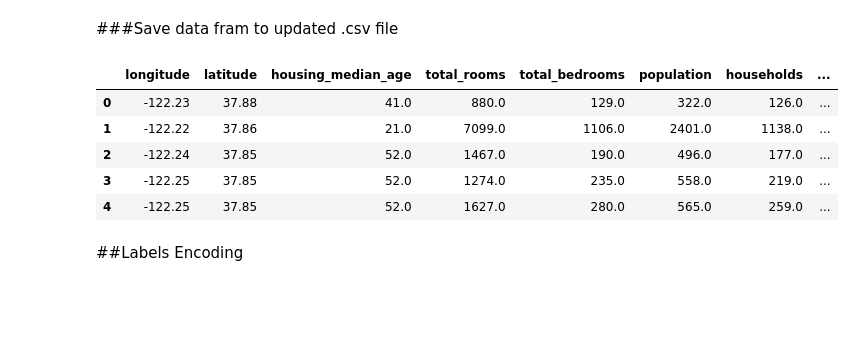
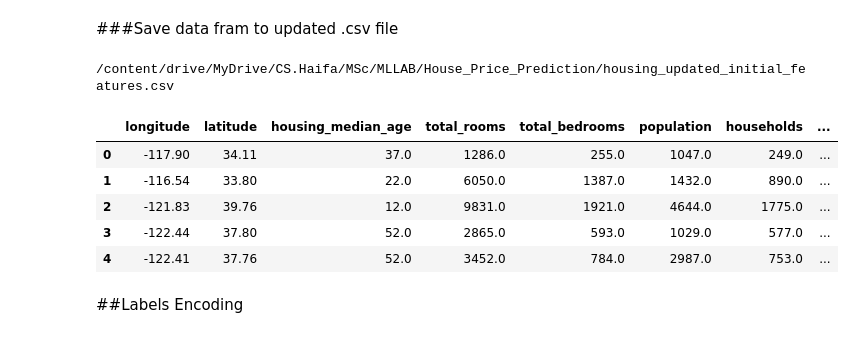
Before and after one commit to HussenAH/MachineLearningLab_FinalProject, a Jupyter notebook: HousePricePrediction/House_Price_Prediction.ipynb, the cells around one changed output. Saved outputs shown, nothing was run; the diff lists cells and outputs as text; code cells hidden in the pictures; blank space fills up the shorter version.

Commit message:
update code, dataset and reports

```diff
--- a/HousePricePrediction/House_Price_Prediction.ipynb
+++ b/HousePricePrediction/House_Price_Prediction.ipynb
@@ -95,0 +128,19 @@ Report /content/drive/MyDrive/CS.Haifa/MSc/MLLAB/House_Price_Prediction/report.h
+# %%
+total_bedrooms_miss_idx = []
+for index, row in df[df['total_bedrooms'].isnull()].iterrows():
+  total_bedrooms_miss_idx.append(index)
+
+df= df.drop(total_bedrooms_miss_idx)
+# %%
+total_bedrooms_miss_idx = []
+for index, row in df[df['Road'].isnull()].iterrows():
+  total_bedrooms_miss_idx.append(index)
+
+df= df.drop(total_bedrooms_miss_idx)
+# %%
+total_bedrooms_miss_idx = []
+for index, row in df[df['County'].isnull()].iterrows():
+  total_bedrooms_miss_idx.append(index)
+
+df= df.drop(total_bedrooms_miss_idx)
+total_bedrooms_miss_idx
@@ -182,7 +261,9 @@ str(datetime.timedelta(seconds=t_sec))
 ### Load a pickle file
 # %%
 #load a pickle module
-loc_update2 = pickle.load(open(_folder_dir + _pickle + '.pickle' ,"rb"))
+#loc_update2 = pickle.load(open(_folder_dir + _pickle + '.pickle' ,"rb"))
+
+loc_update2 = pickle.load(open('/content/drive/MyDrive/CS.Haifa/MSc/MLLAB/House_Price_Prediction/loc_update_3.pickle' ,"rb"))
 # loc = pd.DataFrame(loc_update2)
 # %%
 # add new features to dataframe
@@ -363,17 +444,20 @@ memory usage: 1.6+ MB
 # %% [markdown]
 ###Save data fram to updated .csv file
 # %%
-df.to_csv(_folder_dir + _dataset + '_updated' + '.csv',index=False)
+_final_csv = _folder_dir + _dataset + '_updated_initial_features' + '.csv'
+print(_final_csv)
+df.to_csv(_final_csv,index=False)
 
-df5 = pd.read_csv (_folder_dir + _dataset + '_updated' + '.csv')
+df5 = pd.read_csv (_final_csv)
 df5.head()
 # %% [output]
+/content/drive/MyDrive/CS.Haifa/MSc/MLLAB/House_Price_Prediction/housing_updated_initial_features.csv
 |  | longitude | latitude | housing_median_age | total_rooms | total_bedrooms | population | households | ... |
-| 0 | -122.23 | 37.88 | 41.0 | 880.0 | 129.0 | 322.0 | 126.0 | ... |
-| 1 | -122.22 | 37.86 | 21.0 | 7099.0 | 1106.0 | 2401.0 | 1138.0 | ... |
-| 2 | -122.24 | 37.85 | 52.0 | 1467.0 | 190.0 | 496.0 | 177.0 | ... |
-| 3 | -122.25 | 37.85 | 52.0 | 1274.0 | 235.0 | 558.0 | 219.0 | ... |
-| 4 | -122.25 | 37.85 | 52.0 | 1627.0 | 280.0 | 565.0 | 259.0 | ... |
+| 0 | -117.90 | 34.11 | 37.0 | 1286.0 | 255.0 | 1047.0 | 249.0 | ... |
+| 1 | -116.54 | 33.80 | 22.0 | 6050.0 | 1387.0 | 1432.0 | 890.0 | ... |
+| 2 | -121.83 | 39.76 | 12.0 | 9831.0 | 1921.0 | 4644.0 | 1775.0 | ... |
+| 3 | -122.44 | 37.80 | 52.0 | 2865.0 | 593.0 | 1029.0 | 577.0 | ... |
+| 4 | -122.41 | 37.76 | 52.0 | 3452.0 | 784.0 | 2987.0 | 753.0 | ... |
 # %% [markdown]
 ##Labels Encoding
 # %%
```
Also changed, not shown: parts of 39 cells of this notebook, 5 other files.
